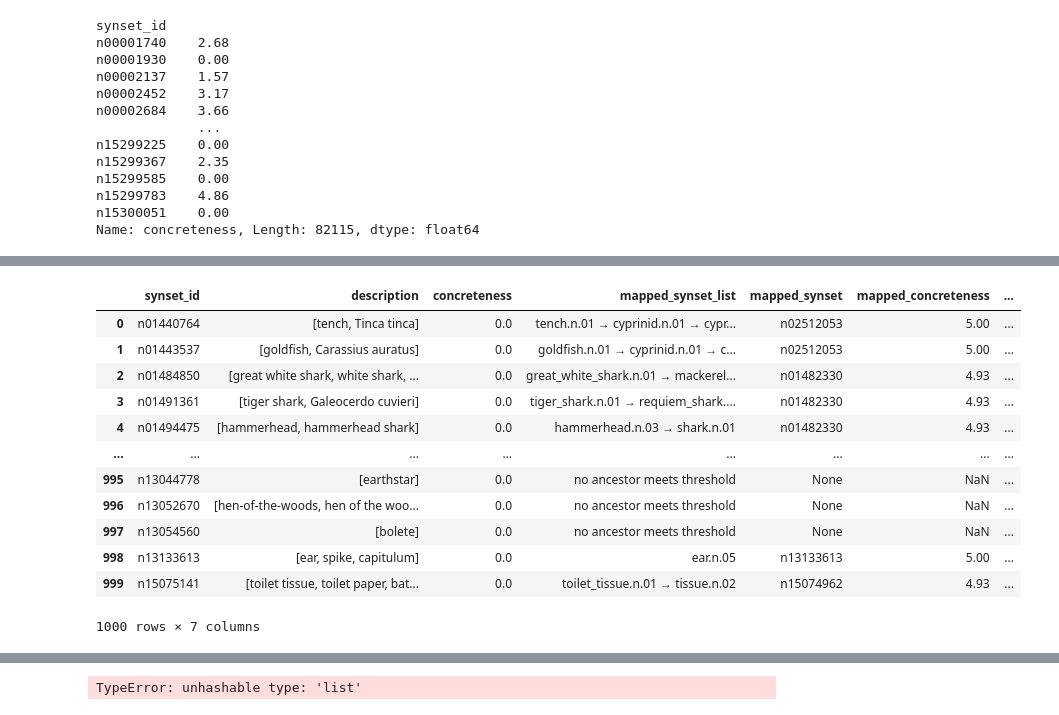
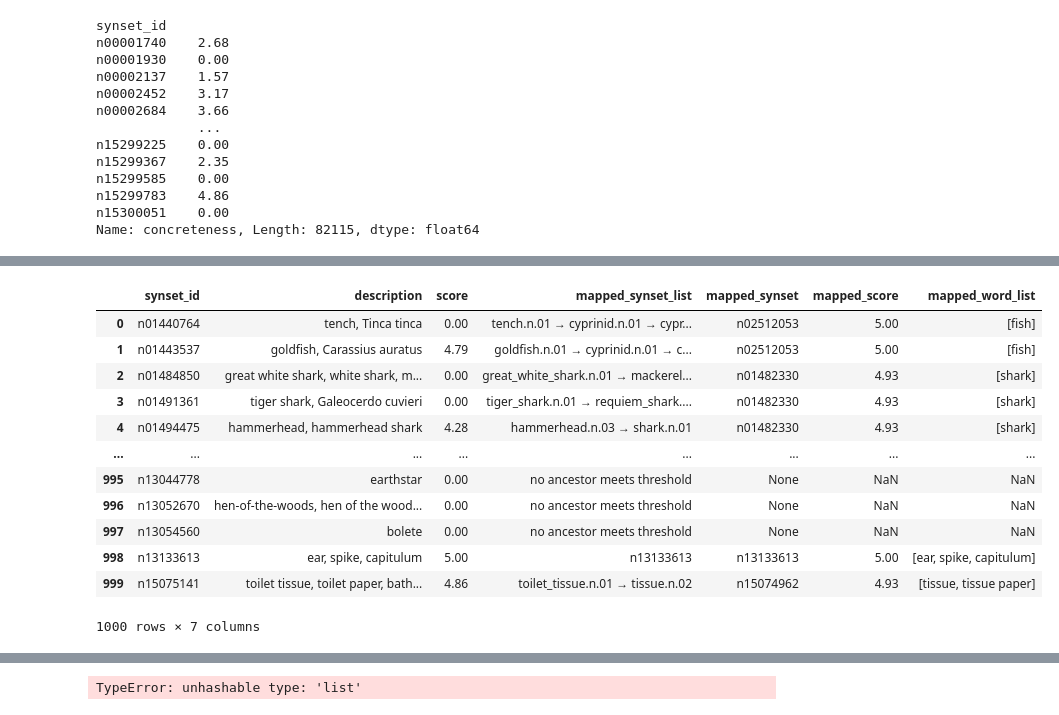
Before and after one commit to H-a-n-n-a-h/context, a Jupyter notebook: Synset_abstraction_transform.ipynb, the cells around one changed output, grey strips where cells are left out. Saved outputs shown, nothing was run; the diff lists cells and outputs as text; code cells hidden in the pictures.

Commit message:
Added threshold analysis

```diff
--- a/Synset_abstraction_transform.ipynb
+++ b/Synset_abstraction_transform.ipynb
@@ -449,41 +473,42 @@ df1
 # %%
 # give NaN lowest score of 0 since they dont contain a single word used in 40k concreteness
-df1 = pd.read_csv("synsetid_words.csv")
-df1["description"] = df1["description"].str.split(r"\s*,\s*")
+df1 = pd.read_csv("synsetid_words.csv") #1k synset ids needed for imageset
+score_dict = dict(synset_scores)
+df1["score"] = df1["synset_id"].map(score_dict)
 
 def assign_new_synsetid(df, col, thresh = 4):
-    df["concreteness"] = df["description"].apply(max_conc).fillna(0)
+    #df["concreteness"] = df["description"].apply(max_conc).fillna(0)
     thresh = 4.9 # set threshold for concreteness score
     df["mapped_synset_list"] = df.apply(
         lambda row:
-            row["synset_id"] if row["concreteness"] >= thresh
+            row["synset_id"] if row["score"] >= thresh
             else trace_hypernym_traversal(synset_scores,row["synset_id"], thresh),
         axis=1)
     df["mapped_synset"] = df.apply(
         lambda row:
-            row["synset_id"] if row["concreteness"] >= thresh
+            row["synset_id"] if row["score"] >= thresh
             else nearest_valid_ancestor(synset_scores,row["synset_id"], thresh),
         axis=1)
-    df["mapped_concreteness"] = df["mapped_synset"].map(synset_scores)
+    df["mapped_score"] = df["mapped_synset"].map(synset_scores)
     # Create a lookup from synset_id → words list
     synset_words_lookup = df_synsets.set_index("synset_id")["words"]
     # Add a column in df1 for the mapped word list
     df["mapped_word_list"] = df["mapped_synset"].map(synset_words_lookup)
     return df
 
 assign_new_synsetid(df1, "description", 4.7)
 df1
 # %% [output]
-|  | synset_id | description | concreteness | mapped_synset_list | mapped_synset | mapped_concreteness | ... |
-| 0 | n01440764 | [tench, Tinca tinca] | 0.0 | tench.n.01 → cyprinid.n.01 → cypr... | n02512053 | 5.00 | ... |
-| 1 | n01443537 | [goldfish, Carassius auratus] | 0.0 | goldfish.n.01 → cyprinid.n.01 → c... | n02512053 | 5.00 | ... |
-| 2 | n01484850 | [great white shark, white shark, ... | 0.0 | great_white_shark.n.01 → mackerel... | n01482330 | 4.93 | ... |
-| 3 | n01491361 | [tiger shark, Galeocerdo cuvieri] | 0.0 | tiger_shark.n.01 → requiem_shark.... | n01482330 | 4.93 | ... |
-| 4 | n01494475 | [hammerhead, hammerhead shark] | 0.0 | hammerhead.n.03 → shark.n.01 | n01482330 | 4.93 | ... |
+|  | synset_id | description | score | mapped_synset_list | mapped_synset | mapped_score | mapped_word_list |
+| 0 | n01440764 | tench, Tinca tinca | 0.00 | tench.n.01 → cyprinid.n.01 → cypr... | n02512053 | 5.00 | [fish] |
+| 1 | n01443537 | goldfish, Carassius auratus | 4.79 | goldfish.n.01 → cyprinid.n.01 → c... | n02512053 | 5.00 | [fish] |
+| 2 | n01484850 | great white shark, white shark, m... | 0.00 | great_white_shark.n.01 → mackerel... | n01482330 | 4.93 | [shark] |
+| 3 | n01491361 | tiger shark, Galeocerdo cuvieri | 0.00 | tiger_shark.n.01 → requiem_shark.... | n01482330 | 4.93 | [shark] |
+| 4 | n01494475 | hammerhead, hammerhead shark | 4.28 | hammerhead.n.03 → shark.n.01 | n01482330 | 4.93 | [shark] |
 | ... | ... | ... | ... | ... | ... | ... | ... |
-| 995 | n13044778 | [earthstar] | 0.0 | no ancestor meets threshold | None | NaN | ... |
-| 996 | n13052670 | [hen-of-the-woods, hen of the woo... | 0.0 | no ancestor meets threshold | None | NaN | ... |
-| 997 | n13054560 | [bolete] | 0.0 | no ancestor meets threshold | None | NaN | ... |
-| 998 | n13133613 | [ear, spike, capitulum] | 0.0 | ear.n.05 | n13133613 | 5.00 | ... |
-| 999 | n15075141 | [toilet tissue, toilet paper, bat... | 0.0 | toilet_tissue.n.01 → tissue.n.02 | n15074962 | 4.93 | ... |
+| 995 | n13044778 | earthstar | 0.00 | no ancestor meets threshold | None | NaN | NaN |
+| 996 | n13052670 | hen-of-the-woods, hen of the wood... | 0.00 | no ancestor meets threshold | None | NaN | NaN |
+| 997 | n13054560 | bolete | 0.00 | no ancestor meets threshold | None | NaN | NaN |
+| 998 | n13133613 | ear, spike, capitulum | 5.00 | n13133613 | n13133613 | 5.00 | [ear, spike, capitulum] |
+| 999 | n15075141 | toilet tissue, toilet paper, bath... | 4.86 | toilet_tissue.n.01 → tissue.n.02 | n15074962 | 4.93 | [tissue, tissue paper] |
 1000 rows × 7 columns
```
Also changed, not shown: parts of 13 cells of this notebook, 1 other file.
